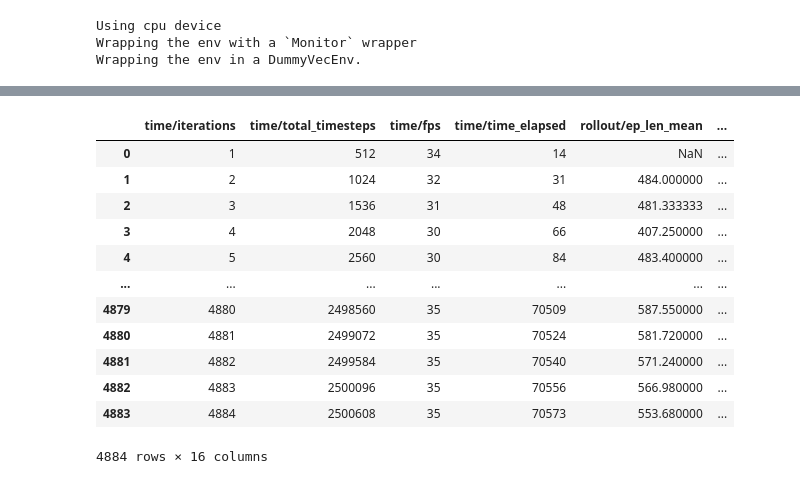
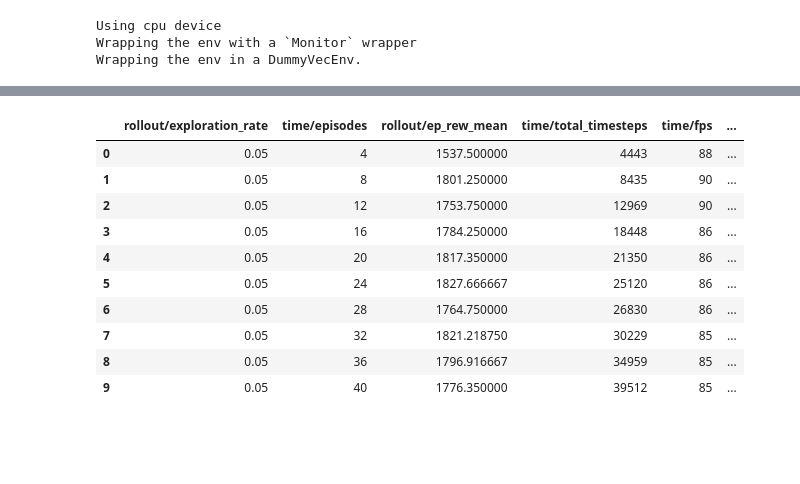
Before and after one commit to Laura-Rodrigues/AP, a Jupyter notebook: DQN_custom_network.ipynb, the cells around one changed output, grey strips where cells are left out. Saved outputs shown, nothing was run; the diff lists cells and outputs as text; code cells hidden in the pictures; blank space fills up the shorter version.

```diff
--- a/DQN_custom_network.ipynb
+++ b/DQN_custom_network.ipynb
@@ -167,22 +166,20 @@ env.close()
 # %%
 import pandas as pd
 
-df = pd.read_csv("ppo/logs/progress.csv")
+df = pd.read_csv("dqn/logs/progress.csv")
 df
 # %% [output]
-|  | time/iterations | time/total_timesteps | time/fps | time/time_elapsed | rollout/ep_len_mean | ... |
-| 0 | 1 | 512 | 34 | 14 | NaN | ... |
-| 1 | 2 | 1024 | 32 | 31 | 484.000000 | ... |
-| 2 | 3 | 1536 | 31 | 48 | 481.333333 | ... |
-| 3 | 4 | 2048 | 30 | 66 | 407.250000 | ... |
-| 4 | 5 | 2560 | 30 | 84 | 483.400000 | ... |
-| ... | ... | ... | ... | ... | ... | ... |
-| 4879 | 4880 | 2498560 | 35 | 70509 | 587.550000 | ... |
-| 4880 | 4881 | 2499072 | 35 | 70524 | 581.720000 | ... |
-| 4881 | 4882 | 2499584 | 35 | 70540 | 571.240000 | ... |
-| 4882 | 4883 | 2500096 | 35 | 70556 | 566.980000 | ... |
-| 4883 | 4884 | 2500608 | 35 | 70573 | 553.680000 | ... |
+|  | rollout/exploration_rate | time/episodes | rollout/ep_rew_mean | time/total_timesteps | time/fps | ... |
+| 0 | 0.05 | 4 | 1537.500000 | 4443 | 88 | ... |
+| 1 | 0.05 | 8 | 1801.250000 | 8435 | 90 | ... |
+| 2 | 0.05 | 12 | 1753.750000 | 12969 | 90 | ... |
+| 3 | 0.05 | 16 | 1784.250000 | 18448 | 86 | ... |
+| 4 | 0.05 | 20 | 1817.350000 | 21350 | 86 | ... |
+| 5 | 0.05 | 24 | 1827.666667 | 25120 | 86 | ... |
+| 6 | 0.05 | 28 | 1764.750000 | 26830 | 86 | ... |
+| 7 | 0.05 | 32 | 1821.218750 | 30229 | 85 | ... |
+| 8 | 0.05 | 36 | 1796.916667 | 34959 | 85 | ... |
+| 9 | 0.05 | 40 | 1776.350000 | 39512 | 85 | ... |
-4884 rows × 16 columns
 # %%
 df = df.fillna(0)
 df
```
Also changed, not shown: parts of 6 cells of this notebook, 1 other file.
